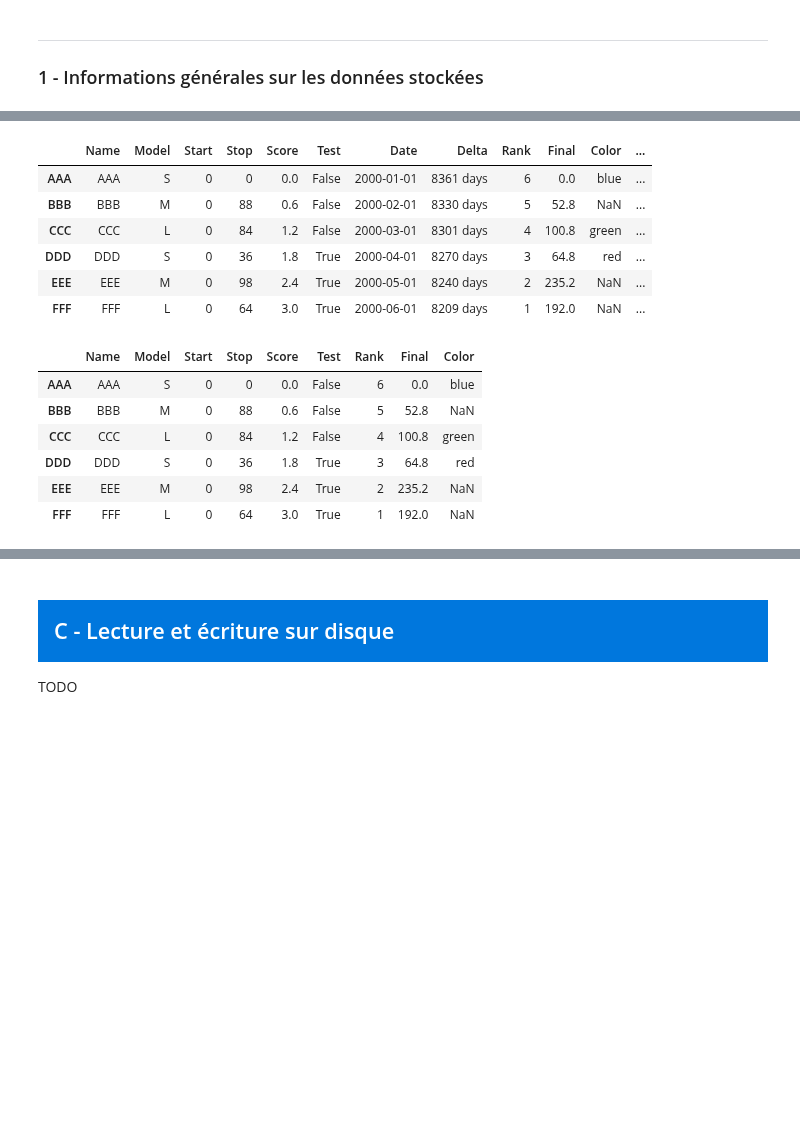
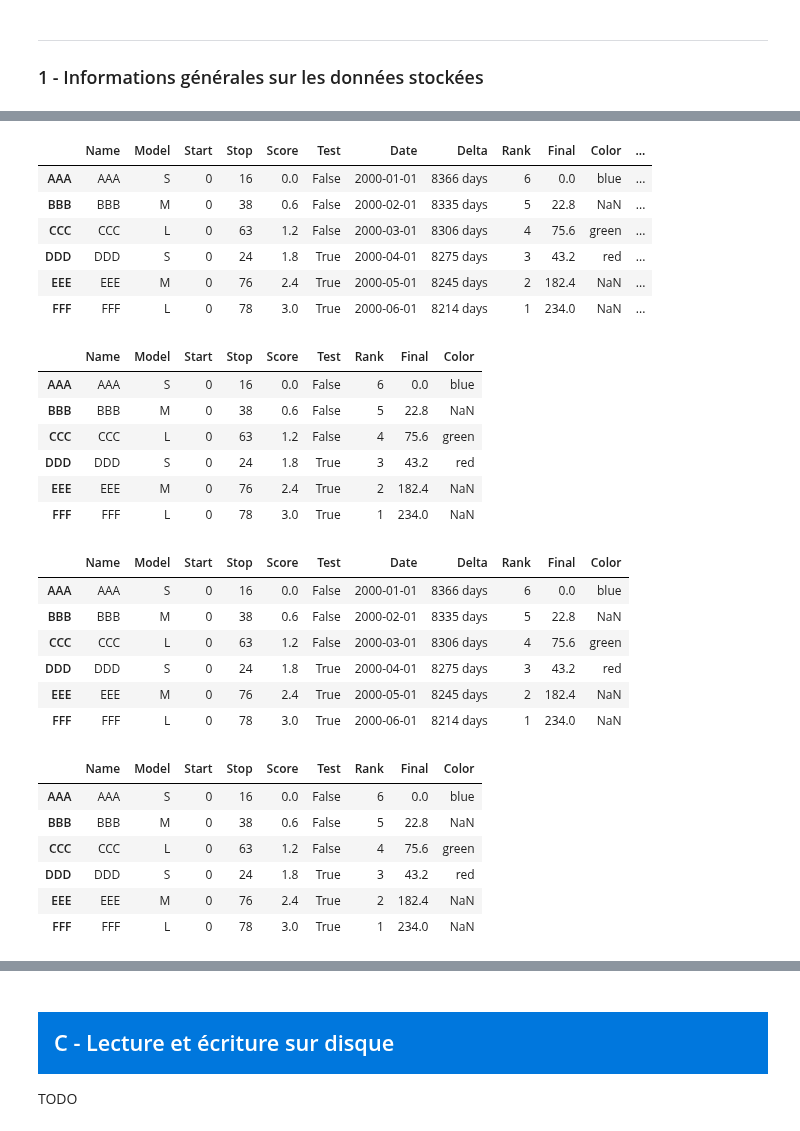
Before and after one commit to mas-outinfo/outinfo, a Jupyter notebook: 07-Pandas.ipynb, the cells around one changed output, grey strips where cells are left out. Cells and saved outputs as stored; diff of their text form; code cells hidden in the pictures; blank space fills up the shorter version.

```diff
--- a/07-Pandas.ipynb
+++ b/07-Pandas.ipynb
@@ -748,0 +775,6 @@ dd # rappel du contenu de la table
+# %%
+# on remet les instructions de création de la table 'dd', car on va la modifier à plusieurs reprises
+dd = pd.DataFrame(dict(Name=[3*c for c in 'ABCDEF'], Model=pd.Categorical(2*['S','M','L']), Start=0,
+     Stop=np.random.randint(0,100,(6,), dtype='u1'), Score=np.linspace(0, 3, 6), Test=dates.month > 3,
+     Date=dates, Delta=(pd.Timestamp('now') - dates).round('D')))
+dd.index = dd.Name; dd.index.name = None; dd
@@ -754,24 +794,38 @@ dd['Color-Name'] = dd.Color + '-' + dd.Name # insertion d'une colonne incomplèt
 dd # note : la valeur NaN est "contagieuse" (elle se transmet à toute opération où elle est impliquée)
 # %% [output]
 |  | Name | Model | Start | Stop | Score | Test | Date | Delta | Rank | Final | Color | ... |
-| AAA | AAA | S | 0 | 0 | 0.0 | False | 2000-01-01 | 8361 days | 6 | 0.0 | blue | ... |
-| BBB | BBB | M | 0 | 88 | 0.6 | False | 2000-02-01 | 8330 days | 5 | 52.8 | NaN | ... |
-| CCC | CCC | L | 0 | 84 | 1.2 | False | 2000-03-01 | 8301 days | 4 | 100.8 | green | ... |
-| DDD | DDD | S | 0 | 36 | 1.8 | True | 2000-04-01 | 8270 days | 3 | 64.8 | red | ... |
-| EEE | EEE | M | 0 | 98 | 2.4 | True | 2000-05-01 | 8240 days | 2 | 235.2 | NaN | ... |
-| FFF | FFF | L | 0 | 64 | 3.0 | True | 2000-06-01 | 8209 days | 1 | 192.0 | NaN | ... |
+| AAA | AAA | S | 0 | 16 | 0.0 | False | 2000-01-01 | 8366 days | 6 | 0.0 | blue | ... |
+| BBB | BBB | M | 0 | 38 | 0.6 | False | 2000-02-01 | 8335 days | 5 | 22.8 | NaN | ... |
+| CCC | CCC | L | 0 | 63 | 1.2 | False | 2000-03-01 | 8306 days | 4 | 75.6 | green | ... |
+| DDD | DDD | S | 0 | 24 | 1.8 | True | 2000-04-01 | 8275 days | 3 | 43.2 | red | ... |
+| EEE | EEE | M | 0 | 76 | 2.4 | True | 2000-05-01 | 8245 days | 2 | 182.4 | NaN | ... |
+| FFF | FFF | L | 0 | 78 | 3.0 | True | 2000-06-01 | 8214 days | 1 | 234.0 | NaN | ... |
 # %%
 del dd['Color-Name'] # suppression d'une colonne (sur place)
-ee = dd.drop(columns=['Date','Delta']) # suppression d'un groupe de colonnes (sur copie)
-ee
-#dd.drop(columns=['Date','Delta'], inplace=True) # suppression d'un groupe de colonnes (sur place)
-#dd
+dd.drop(columns=['Date','Delta']) # suppression d'un groupe de colonnes (sur copie)
+dd # les colonnes n'ont pas été supprimées
+dd.drop(columns=['Date','Delta'], inplace=True) # suppression d'un groupe de colonnes (sur place)
+dd # maintenant, oui...
 # %% [output]
 |  | Name | Model | Start | Stop | Score | Test | Rank | Final | Color |
-| AAA | AAA | S | 0 | 0 | 0.0 | False | 6 | 0.0 | blue |
-| BBB | BBB | M | 0 | 88 | 0.6 | False | 5 | 52.8 | NaN |
-| CCC | CCC | L | 0 | 84 | 1.2 | False | 4 | 100.8 | green |
-| DDD | DDD | S | 0 | 36 | 1.8 | True | 3 | 64.8 | red |
-| EEE | EEE | M | 0 | 98 | 2.4 | True | 2 | 235.2 | NaN |
-| FFF | FFF | L | 0 | 64 | 3.0 | True | 1 | 192.0 | NaN |
+| AAA | AAA | S | 0 | 16 | 0.0 | False | 6 | 0.0 | blue |
+| BBB | BBB | M | 0 | 38 | 0.6 | False | 5 | 22.8 | NaN |
+| CCC | CCC | L | 0 | 63 | 1.2 | False | 4 | 75.6 | green |
+| DDD | DDD | S | 0 | 24 | 1.8 | True | 3 | 43.2 | red |
+| EEE | EEE | M | 0 | 76 | 2.4 | True | 2 | 182.4 | NaN |
+| FFF | FFF | L | 0 | 78 | 3.0 | True | 1 | 234.0 | NaN |
+|  | Name | Model | Start | Stop | Score | Test | Date | Delta | Rank | Final | Color |
+| AAA | AAA | S | 0 | 16 | 0.0 | False | 2000-01-01 | 8366 days | 6 | 0.0 | blue |
+| BBB | BBB | M | 0 | 38 | 0.6 | False | 2000-02-01 | 8335 days | 5 | 22.8 | NaN |
+| CCC | CCC | L | 0 | 63 | 1.2 | False | 2000-03-01 | 8306 days | 4 | 75.6 | green |
+| DDD | DDD | S | 0 | 24 | 1.8 | True | 2000-04-01 | 8275 days | 3 | 43.2 | red |
+| EEE | EEE | M | 0 | 76 | 2.4 | True | 2000-05-01 | 8245 days | 2 | 182.4 | NaN |
+| FFF | FFF | L | 0 | 78 | 3.0 | True | 2000-06-01 | 8214 days | 1 | 234.0 | NaN |
+|  | Name | Model | Start | Stop | Score | Test | Rank | Final | Color |
+| AAA | AAA | S | 0 | 16 | 0.0 | False | 6 | 0.0 | blue |
+| BBB | BBB | M | 0 | 38 | 0.6 | False | 5 | 22.8 | NaN |
+| CCC | CCC | L | 0 | 63 | 1.2 | False | 4 | 75.6 | green |
+| DDD | DDD | S | 0 | 24 | 1.8 | True | 3 | 43.2 | red |
+| EEE | EEE | M | 0 | 76 | 2.4 | True | 2 | 182.4 | NaN |
+| FFF | FFF | L | 0 | 78 | 3.0 | True | 1 | 234.0 | NaN |
 # %%
```
Also changed, not shown: parts of 73 cells of this notebook, 1 other file.
